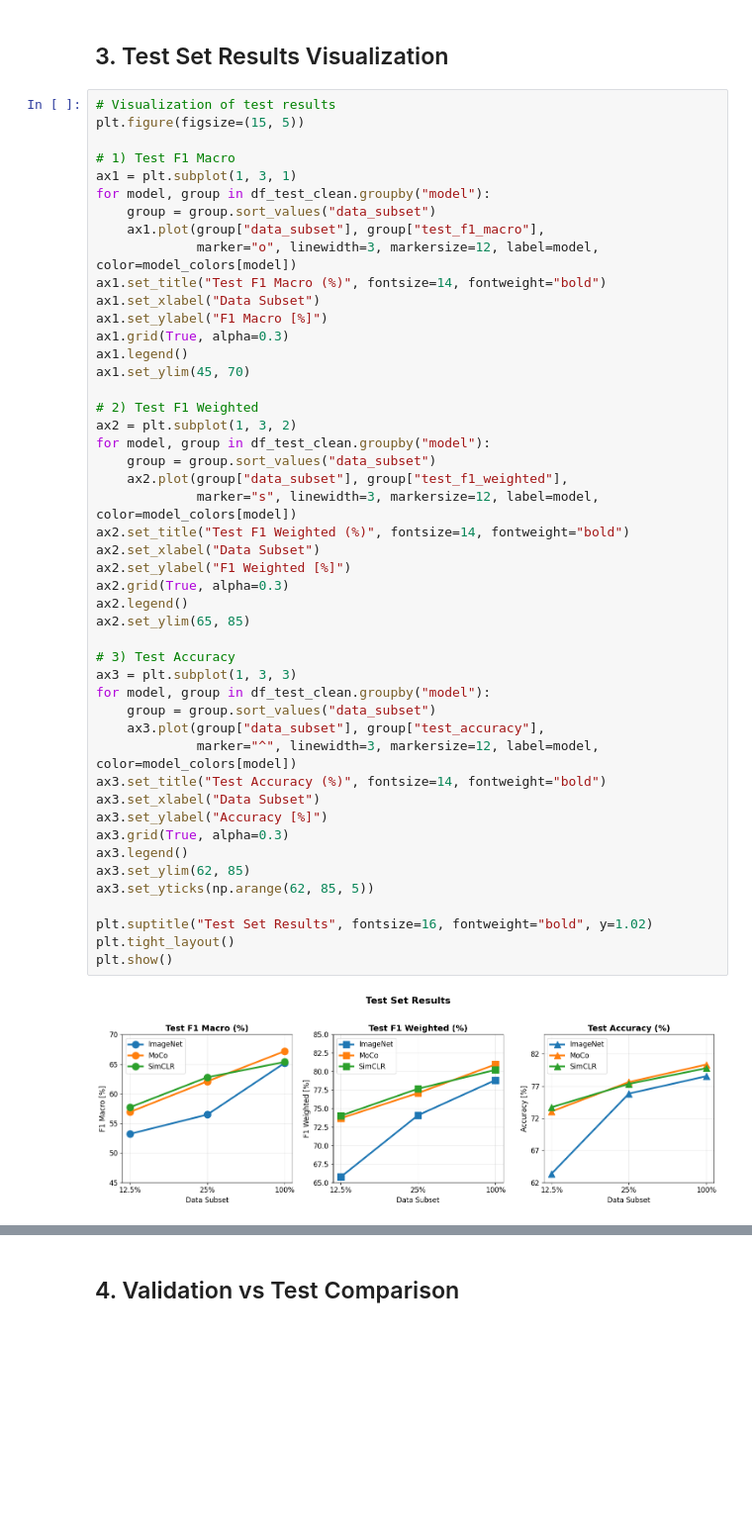
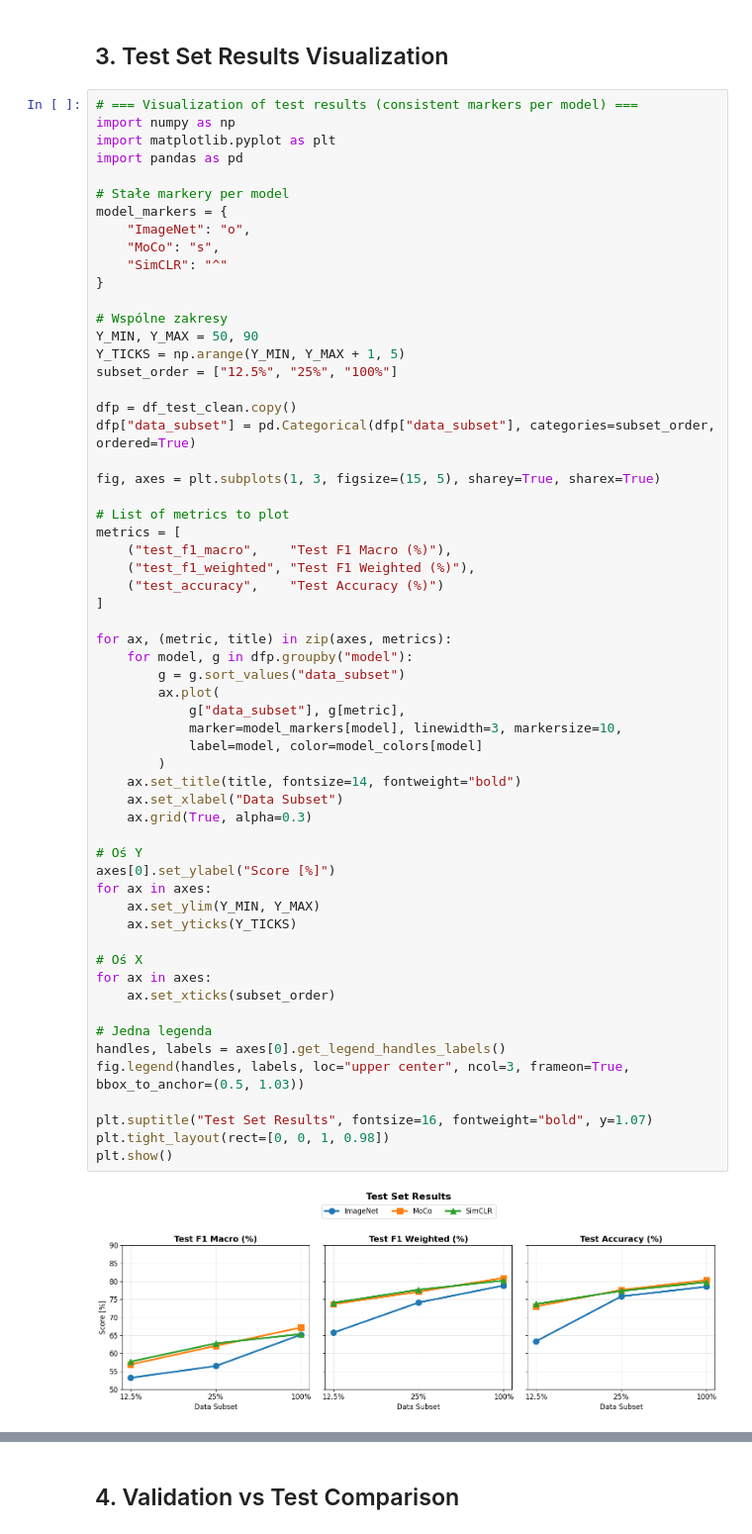
Before and after one commit to jmachalica/SelfSupSurg, a Jupyter notebook: utils/notebooks/analyze_results.ipynb, the cells around one changed output, grey strips where cells are left out. Shown at 99% size. Cells and saved outputs as stored; diff of their text form; blank space fills up the shorter version.

Commit message:
Add new plots, refactor analysis

```diff
--- a/utils/notebooks/analyze_results.ipynb
+++ b/utils/notebooks/analyze_results.ipynb
@@ -223,51 +521,63 @@ plt.show()
 # %% [markdown]
 ## 3. Test Set Results Visualization
 # %%
-# Visualization of test results
-plt.figure(figsize=(15, 5))
+# === Visualization of test results (consistent markers per model) ===
+import numpy as np
+import matplotlib.pyplot as plt
+import pandas as pd
 
-# 1) Test F1 Macro
-ax1 = plt.subplot(1, 3, 1)
-for model, group in df_test_clean.groupby("model"):
-    group = group.sort_values("data_subset")
-    ax1.plot(group["data_subset"], group["test_f1_macro"],
-             marker="o", linewidth=3, markersize=12, label=model, color=model_colors[model])
-ax1.set_title("Test F1 Macro (%)", fontsize=14, fontweight="bold")
-ax1.set_xlabel("Data Subset")
-ax1.set_ylabel("F1 Macro [%]")
-ax1.grid(True, alpha=0.3)
-ax1.legend()
-ax1.set_ylim(45, 70)
+# Stałe markery per model
+model_markers = {
+    "ImageNet": "o",
+    "MoCo": "s",
+    "SimCLR": "^"
+}
 
-# 2) Test F1 Weighted
-ax2 = plt.subplot(1, 3, 2)
-for model, group in df_test_clean.groupby("model"):
-    group = group.sort_values("data_subset")
-    ax2.plot(group["data_subset"], group["test_f1_weighted"],
-             marker="s", linewidth=3, markersize=12, label=model, color=model_colors[model])
-ax2.set_title("Test F1 Weighted (%)", fontsize=14, fontweight="bold")
-ax2.set_xlabel("Data Subset")
-ax2.set_ylabel("F1 Weighted [%]")
-ax2.grid(True, alpha=0.3)
-ax2.legend()
-ax2.set_ylim(65, 85)
+# Wspólne zakresy
+Y_MIN, Y_MAX = 50, 90
+Y_TICKS = np.arange(Y_MIN, Y_MAX + 1, 5)
+subset_order = ["12.5%", "25%", "100%"]
 
-# 3) Test Accuracy
-ax3 = plt.subplot(1, 3, 3)
-for model, group in df_test_clean.groupby("model"):
-    group = group.sort_values("data_subset")
-    ax3.plot(group["data_subset"], group["test_accuracy"],
-             marker="^", linewidth=3, markersize=12, label=model, color=model_colors[model])
-ax3.set_title("Test Accuracy (%)", fontsize=14, fontweight="bold")
-ax3.set_xlabel("Data Subset")
-ax3.set_ylabel("Accuracy [%]")
-ax3.grid(True, alpha=0.3)
-ax3.legend()
-ax3.set_ylim(62, 85)
-ax3.set_yticks(np.arange(62, 85, 5))
+dfp = df_test_clean.copy()
+dfp["data_subset"] = pd.Categorical(dfp["data_subset"], categories=subset_order, ordered=True)
 
-plt.suptitle("Test Set Results", fontsize=16, fontweight="bold", y=1.02)
-plt.tight_layout()
+fig, axes = plt.subplots(1, 3, figsize=(15, 5), sharey=True, sharex=True)
+
+# List of metrics to plot
+metrics = [
+    ("test_f1_macro",    "Test F1 Macro (%)"),
+    ("test_f1_weighted", "Test F1 Weighted (%)"),
+    ("test_accuracy",    "Test Accuracy (%)")
+]
+
+for ax, (metric, title) in zip(axes, metrics):
+    for model, g in dfp.groupby("model"):
+        g = g.sort_values("data_subset")
+        ax.plot(
+            g["data_subset"], g[metric],
+            marker=model_markers[model], linewidth=3, markersize=10,
+            label=model, color=model_colors[model]
+        )
+    ax.set_title(title, fontsize=14, fontweight="bold")
+    ax.set_xlabel("Data Subset")
+    ax.grid(True, alpha=0.3)
+
+# Oś Y
+axes[0].set_ylabel("Score [%]")
+for ax in axes:
+    ax.set_ylim(Y_MIN, Y_MAX)
+    ax.set_yticks(Y_TICKS)
+
+# Oś X
+for ax in axes:
+    ax.set_xticks(subset_order)
+
+# Jedna legenda
+handles, labels = axes[0].get_legend_handles_labels()
+fig.legend(handles, labels, loc="upper center", ncol=3, frameon=True, bbox_to_anchor=(0.5, 1.03))
+
+plt.suptitle("Test Set Results", fontsize=16, fontweight="bold", y=1.07)
+plt.tight_layout(rect=[0, 0, 1, 0.98])
 plt.show()
 # %% [output]
-[figure, old version]
+[figure, new version]
```
Also changed, not shown: parts of 21 cells of this notebook.
